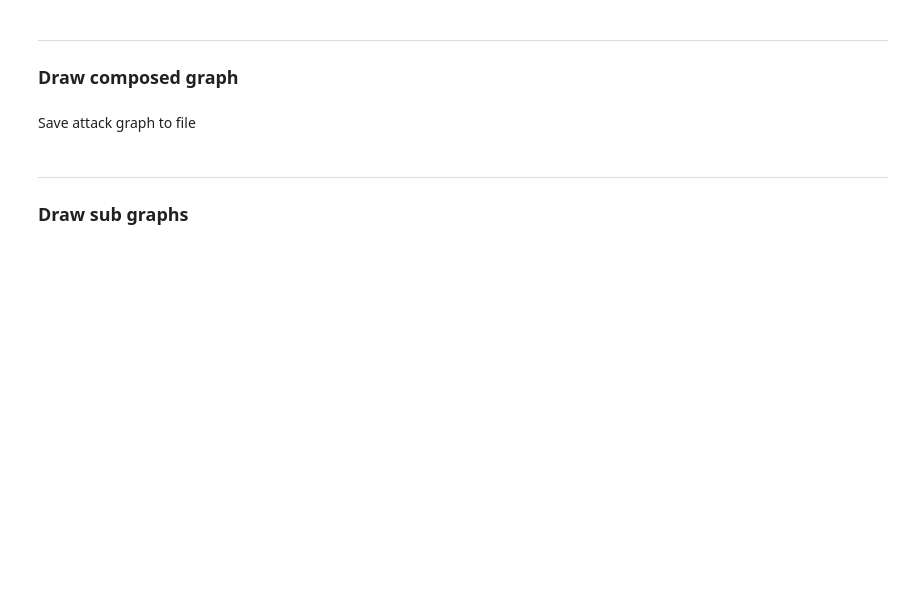
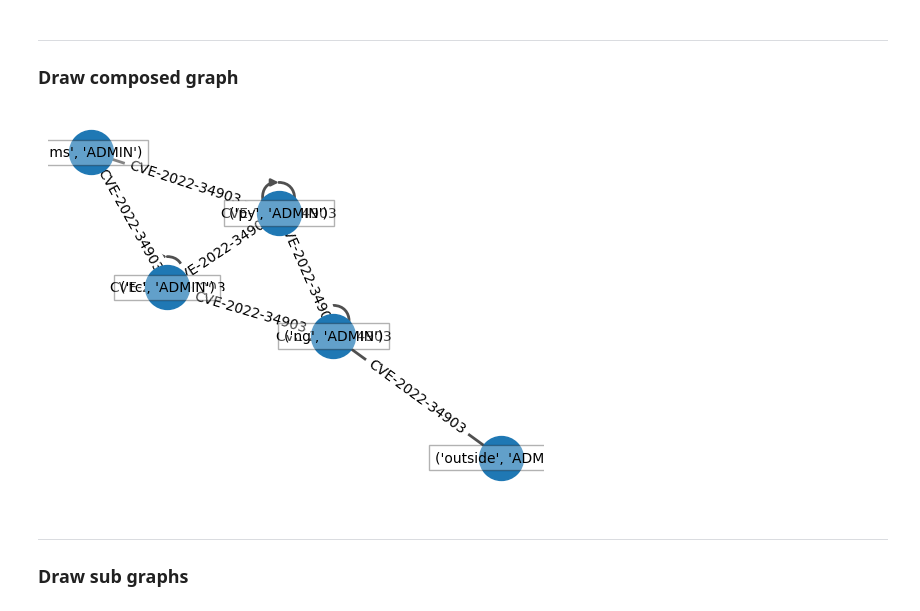
Before and after one commit to Cforcharming/mAGG, a Jupyter notebook: main.ipynb, the cells around one changed output. Cells and saved outputs as stored; diff of their text form; code cells hidden in the pictures; blank space fills up the shorter version.

```diff
--- a/main.ipynb
+++ b/main.ipynb
@@ -125,11 +203,17 @@ plt.savefig(gateway_graph_path, transparent=True)
 ### Draw composed graph
 # %%
 plt.axis("off")
-pos = nx.spring_layout(composed_graph_layer.composed_graph)
-nx.draw_networkx_nodes(composed_graph_layer.composed_graph, pos)
-nx.draw_networkx_edges(composed_graph_layer.composed_graph, pos)
-nx.draw_networkx_labels(composed_graph_layer.composed_graph, pos)
+pos = nx.spring_layout(composed_graph_layer.composed_graph, seed=2)
+nx.draw_networkx_nodes(composed_graph_layer.composed_graph, pos, node_size=1000)
+nx.draw_networkx_edges(composed_graph_layer.composed_graph, pos, width=2, edge_color='#505050')
+label_options = {"ec": "k", "fc": "white", "alpha": 0.3}
+nx.draw_networkx_labels(composed_graph_layer.composed_graph, pos, font_size=10, bbox=label_options)
 nx.draw_networkx_edge_labels(composed_graph_layer.composed_graph, pos, edge_labels=composed_graph_layer.composed_labels)
-plt.show()
+# plt.show()
+composed_graph_folder = os.path.join(result_dir, str(times))
+if not os.path.exists(composed_graph_folder):
+    os.makedirs(composed_graph_folder)
+composed_graph_path = os.path.join(composed_graph_folder, 'composed-graph.png')
+plt.savefig(composed_graph_path, transparent=True, dpi=300)
+# %% [output]
+[figure, added]
-# %% [markdown]
-Save attack graph to file
```
Also changed, not shown: parts of 25 cells of this notebook.
